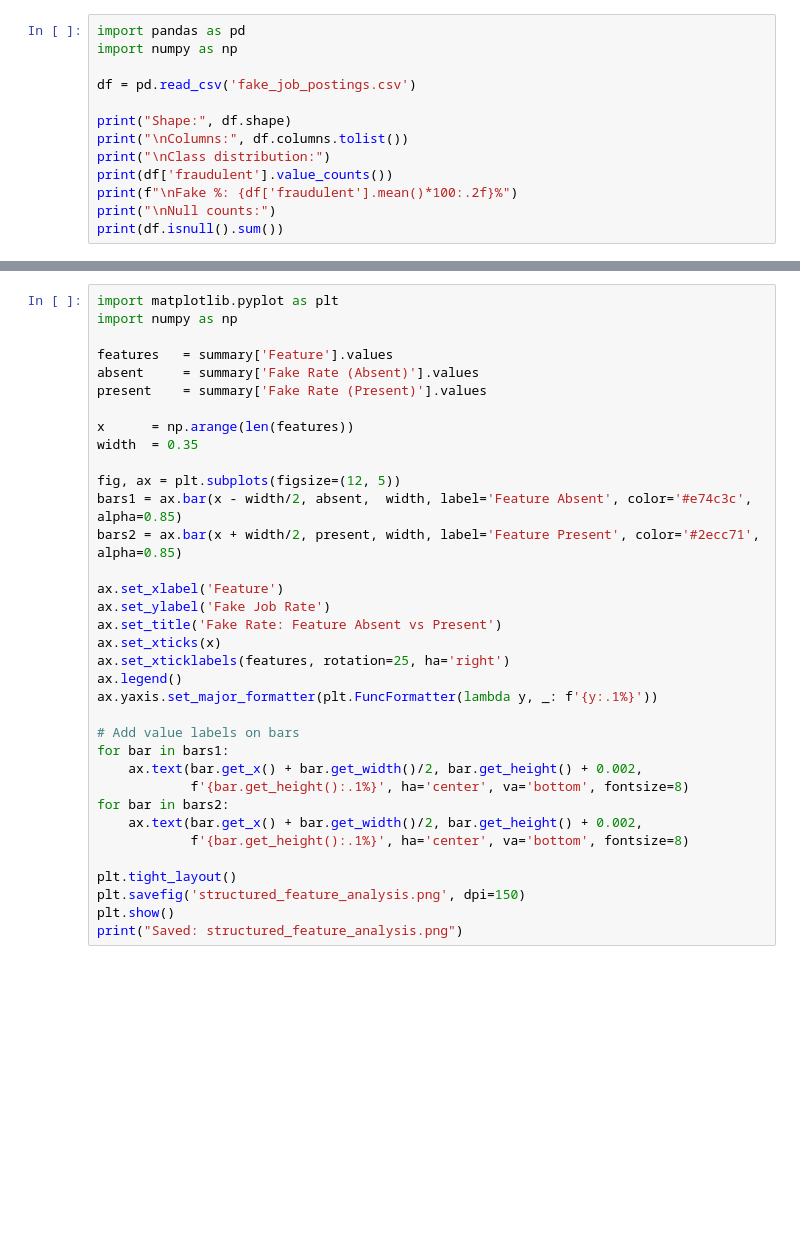
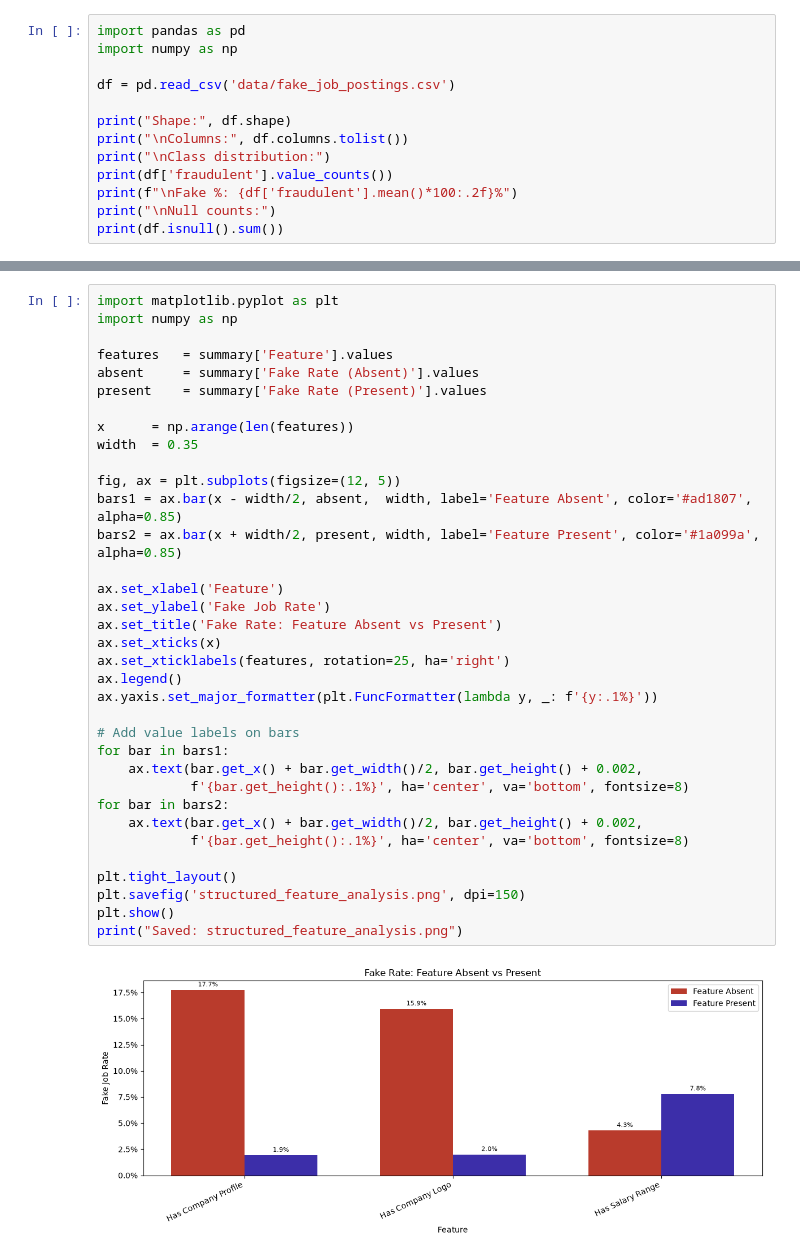
Before and after one commit to Yuvraj-Bansal/Fake-Job-Postings, a Jupyter notebook: notebooks/EDA.ipynb, the cells around one changed output, grey strips where cells are left out. Saved outputs shown, nothing was run; the diff lists cells and outputs as text; blank space fills up the shorter version.

```diff
--- a/notebooks/EDA.ipynb
+++ b/notebooks/EDA.ipynb
@@ -2,7 +2,7 @@
 import pandas as pd
 import numpy as np
 
-df = pd.read_csv('fake_job_postings.csv')
+df = pd.read_csv('data/fake_job_postings.csv')
 
 print("Shape:", df.shape)
 print("\nColumns:", df.columns.tolist())
@@ -95,32 +144,34 @@ import numpy as np
 
 features   = summary['Feature'].values
 absent     = summary['Fake Rate (Absent)'].values
 present    = summary['Fake Rate (Present)'].values
 
 x      = np.arange(len(features))
 width  = 0.35
 
 fig, ax = plt.subplots(figsize=(12, 5))
-bars1 = ax.bar(x - width/2, absent,  width, label='Feature Absent', color='#e74c3c', alpha=0.85)
-bars2 = ax.bar(x + width/2, present, width, label='Feature Present', color='#2ecc71', alpha=0.85)
+bars1 = ax.bar(x - width/2, absent,  width, label='Feature Absent', color='#ad1807', alpha=0.85)
+bars2 = ax.bar(x + width/2, present, width, label='Feature Present', color='#1a099a', alpha=0.85)
 
 ax.set_xlabel('Feature')
 ax.set_ylabel('Fake Job Rate')
 ax.set_title('Fake Rate: Feature Absent vs Present')
 ax.set_xticks(x)
 ax.set_xticklabels(features, rotation=25, ha='right')
 ax.legend()
 ax.yaxis.set_major_formatter(plt.FuncFormatter(lambda y, _: f'{y:.1%}'))
 
 # Add value labels on bars
 for bar in bars1:
     ax.text(bar.get_x() + bar.get_width()/2, bar.get_height() + 0.002,
             f'{bar.get_height():.1%}', ha='center', va='bottom', fontsize=8)
 for bar in bars2:
     ax.text(bar.get_x() + bar.get_width()/2, bar.get_height() + 0.002,
             f'{bar.get_height():.1%}', ha='center', va='bottom', fontsize=8)
 
 plt.tight_layout()
 plt.savefig('structured_feature_analysis.png', dpi=150)
 plt.show()
 print("Saved: structured_feature_analysis.png")
+# %% [output]
+[figure, added]
```
Also changed, not shown: parts of 7 cells of this notebook, 11 other files.
